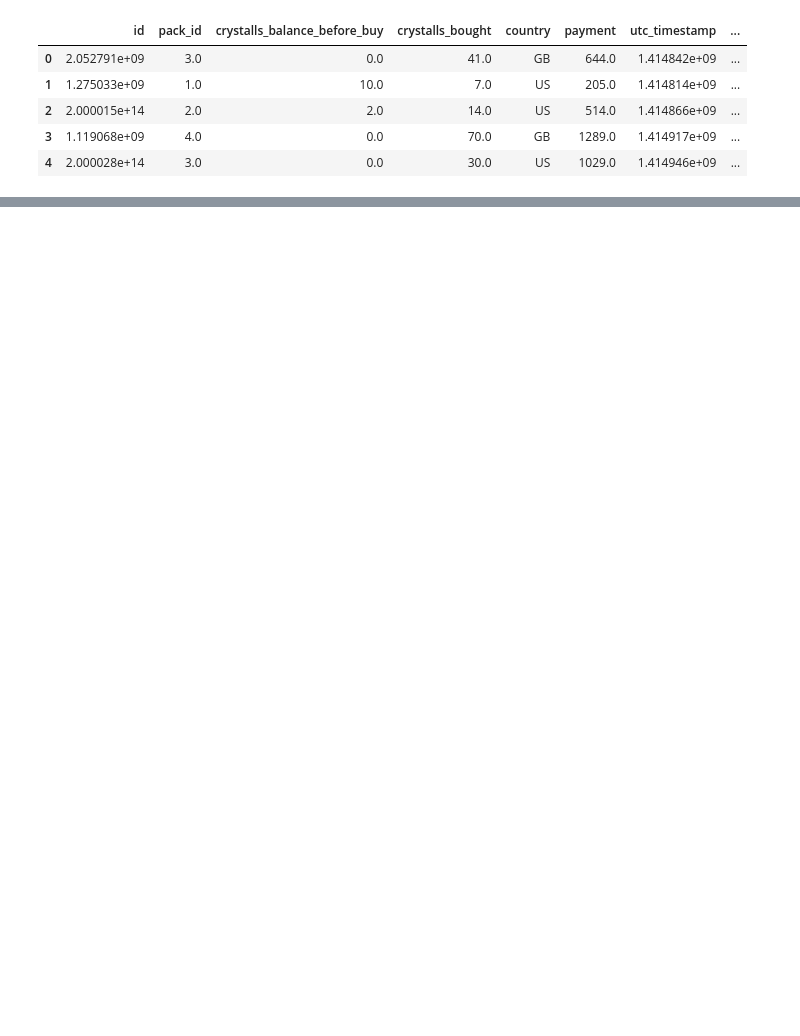
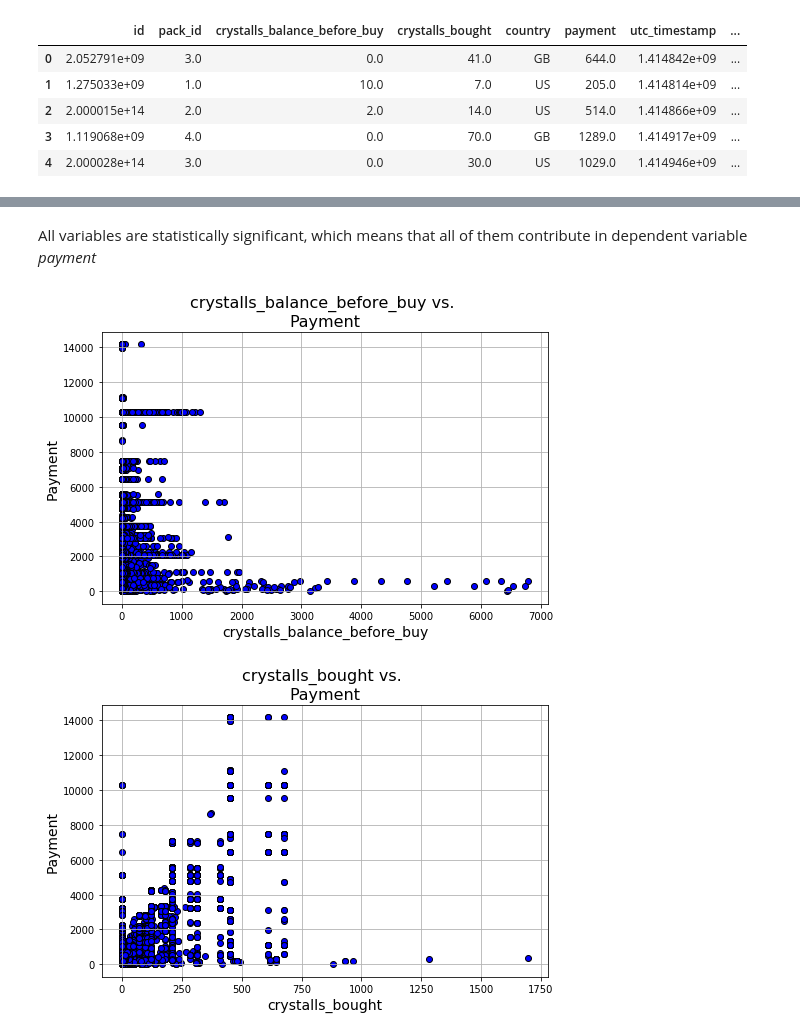
Before and after one commit to Mist3r-R/da-hse-sse-2020, a Jupyter notebook: 29.02_Rogovets.ipynb, the cells around one changed output, grey strips where cells are left out. Saved outputs shown, nothing was run; the diff lists cells and outputs as text; code cells hidden in the pictures; blank space fills up the shorter version.

```diff
--- a/29.02_Rogovets.ipynb
+++ b/29.02_Rogovets.ipynb
@@ -38,3 +40,6 @@ df.head()
 | 2 | 2.000015e+14 | 2.0 | 2.0 | 14.0 | US | 514.0 | 1.414866e+09 | ... |
 | 3 | 1.119068e+09 | 4.0 | 0.0 | 70.0 | GB | 1289.0 | 1.414917e+09 | ... |
 | 4 | 2.000028e+14 | 3.0 | 0.0 | 30.0 | US | 1029.0 | 1.414946e+09 | ... |
+# %%
+data = df[['payment', 'payment_type', 'payment_method', 'crystalls_balance_before_buy', 'crystalls_bought']]
+data.head()
@@ -40,0 +82,4 @@ df.head()
+# %%
+data_encoded = pd.get_dummies(data, prefix=['payment_type', 'payment_method'],
+                              columns = ['payment_type', 'payment_method'])
+data_encoded.head()
@@ -40,0 +95,3 @@ df.head()
+# %%
+df = data_encoded.drop(columns=['payment_type_offer', 'payment_method_general']).copy()
+df.head()
@@ -40,0 +197,14 @@ df.head()
+# %% [markdown]
+All variables are statistically significant, which means that all of them contribute in dependent variable _payment_
+# %%
+for c in df.columns[1:3]:
+    plt.figure(figsize=(8,5))
+    plt.title("{} vs. \nPayment".format(c),fontsize=16)
+    plt.scatter(x=df[c],y=df.payment,color='blue',edgecolor='k')
+    plt.grid(True)
+    plt.xlabel(c,fontsize=14)
+    plt.ylabel('Payment',fontsize=14)
+    plt.show()
+# %% [output]
+[figure, added]
+[figure, added]
```
Also changed, not shown: parts of 25 cells of this notebook.
